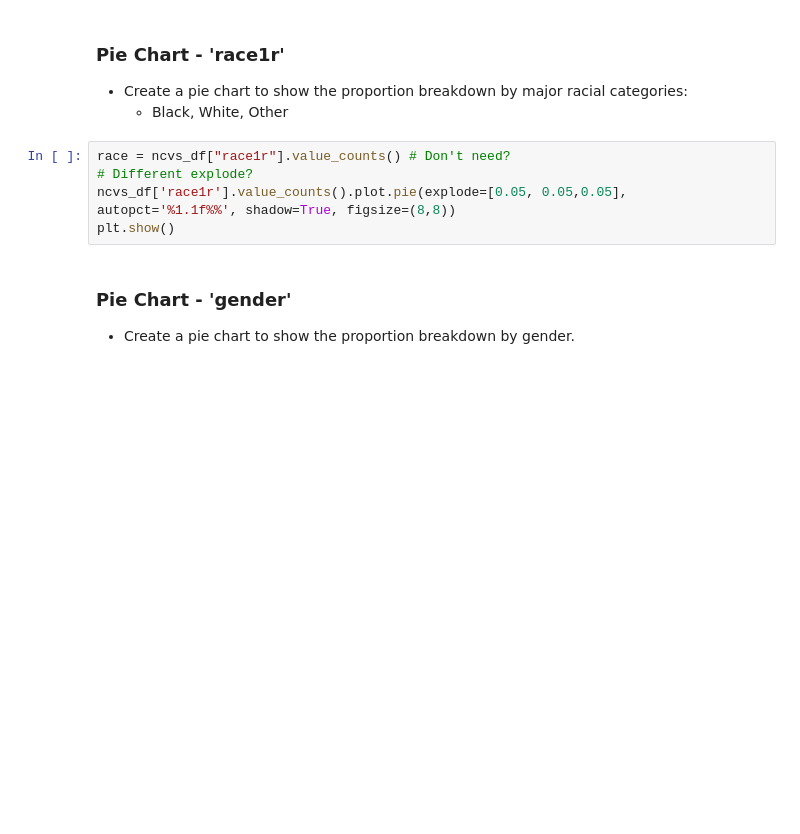
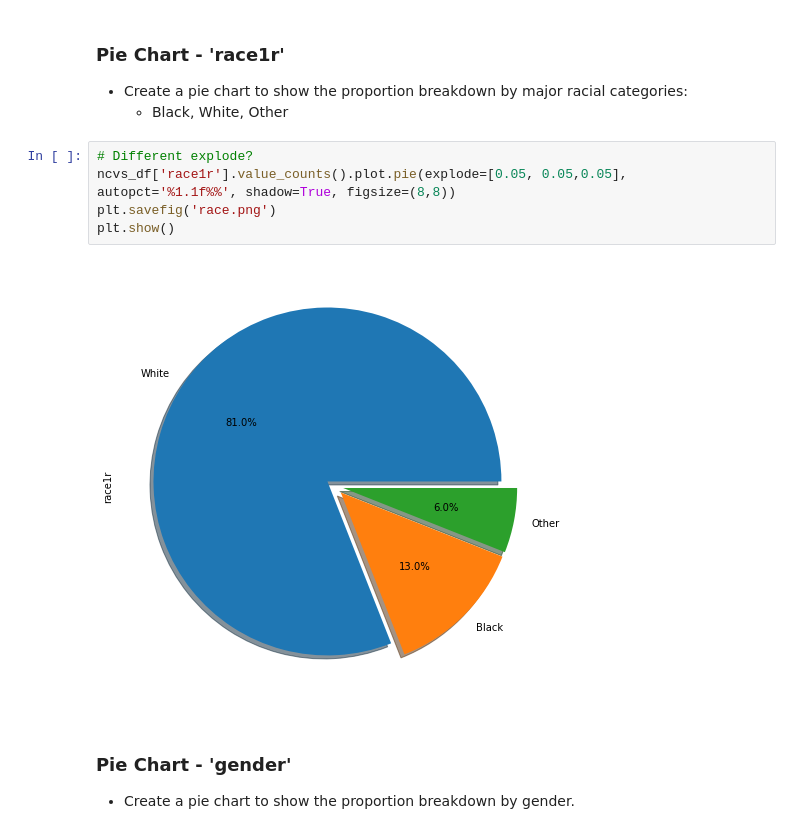
Before and after one commit to SyFlores/Crime_Victimization_and_the_Stock_Market, a Jupyter notebook: Analysis/NCVS_Analysis.ipynb, the cells around one changed output. Cells and saved outputs as stored; diff of their text form; blank space fills up the shorter version.

```diff
--- a/Analysis/NCVS_Analysis.ipynb
+++ b/Analysis/NCVS_Analysis.ipynb
@@ -66,10 +65,12 @@ threefivetofournine_violent_df = merged_df.loc[(merged_df["ager"] == "35 to 49")
 - Create a pie chart to show the proportion breakdown by major racial categories:
     - Black, White, Other
 # %%
-race = ncvs_df["race1r"].value_counts() # Don't need?
 # Different explode?
 ncvs_df['race1r'].value_counts().plot.pie(explode=[0.05, 0.05,0.05], autopct='%1.1f%%', shadow=True, figsize=(8,8))
+plt.savefig('race.png')
 plt.show()
+# %% [output]
+[figure, added]
 # %% [markdown]
 ### Pie Chart - 'gender'
 - Create a pie chart to show the proportion breakdown by gender.
```
Also changed, not shown: parts of 7 cells of this notebook, 7 other files.
